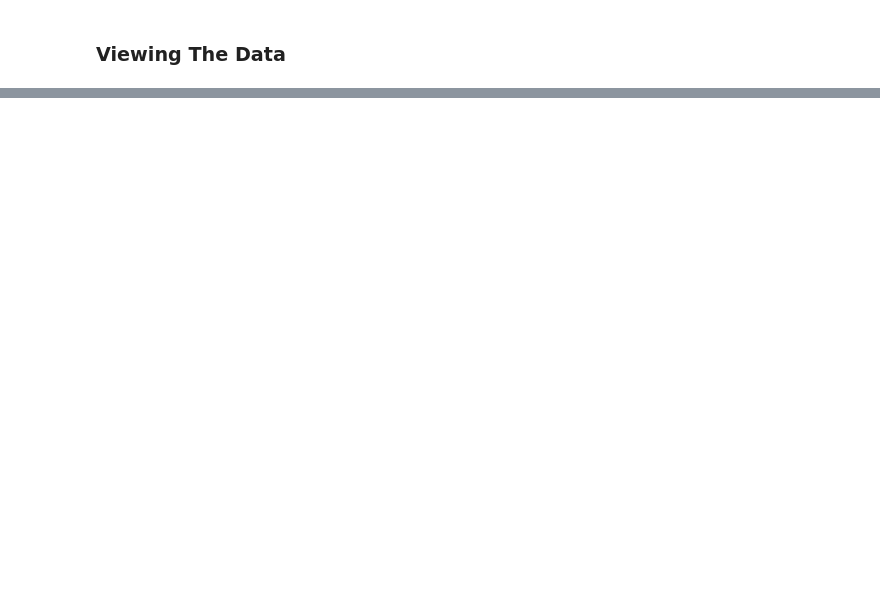
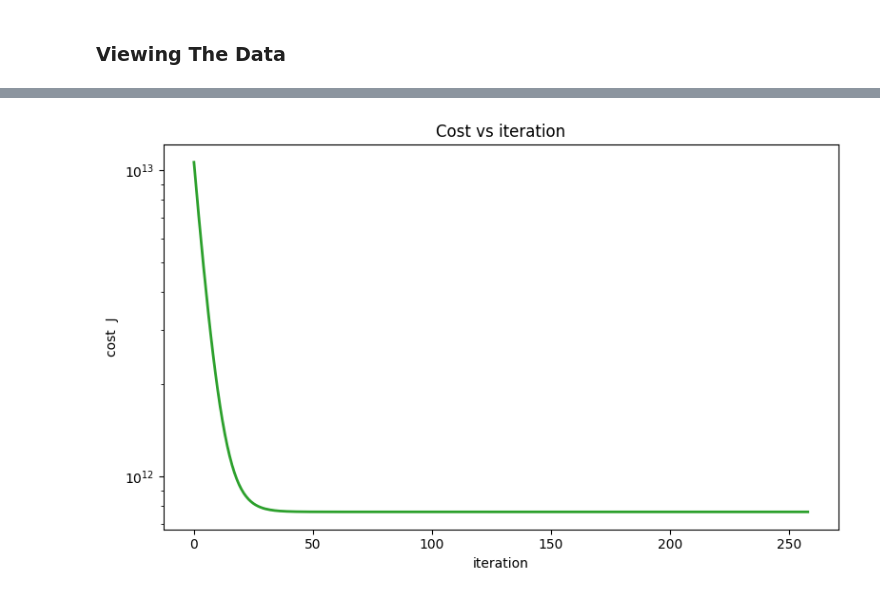
Before and after one commit to terrdv/ml-algos, a Jupyter notebook: notebooks/gradient-descent/multivariable-grad-desc.ipynb, the cells around one changed output, grey strips where cells are left out. Drawn from its saved outputs; the diff is of its cells as text; code cells hidden in the pictures; blank space fills up the shorter version.

Commit message:
multifeature grad desc

```diff
--- a/notebooks/gradient-descent/multivariable-grad-desc.ipynb
+++ b/notebooks/gradient-descent/multivariable-grad-desc.ipynb
@@ -34,0 +79,31 @@ homes.head()
+# %%
+# Gradient Descent Algorithm w/ multiple features
+
+def gradient_descent(w, b):
+    cost_history = []
+    wb_history = []
+    prev_J = float('inf')
+    tol = 1e-9
+
+    converged = False
+    i = 0
+    while not converged:
+        tmp_w = w - alpha * gradW(w, b, X, y)
+        tmp_b = b - alpha * gradB(w, b, X, y)
+        w = tmp_w
+        b = tmp_b
+
+        J = cost(w, b, X, y)
+        cost_history.append(J)
+        wb_history.append((w, b))
+
+        if abs(prev_J - J) < tol:
+            converged = True
+            print(f"converged at iter {i}")
+        prev_J = J
+        i += 1
+
+
+    return cost_history, wb_history
+
+cost_history, wb_history = gradient_descent(w, b)
@@ -34,0 +146,13 @@ homes.head()
+# %%
+fig, ax = plt.subplots(figsize=(8, 5))
+ax.plot(cost_history, c="tab:green", lw=2)
+
+ax.set_xlabel("iteration")
+ax.set_ylabel("cost  J")
+ax.set_title("Cost vs iteration")
+ax.set_yscale("log")   # cost spans orders of magnitude; log makes the decay readable
+
+plt.tight_layout()
+plt.show()
+# %% [output]
+[figure, added]
```
Also changed, not shown: parts of 13 cells of this notebook, 1 other file.
